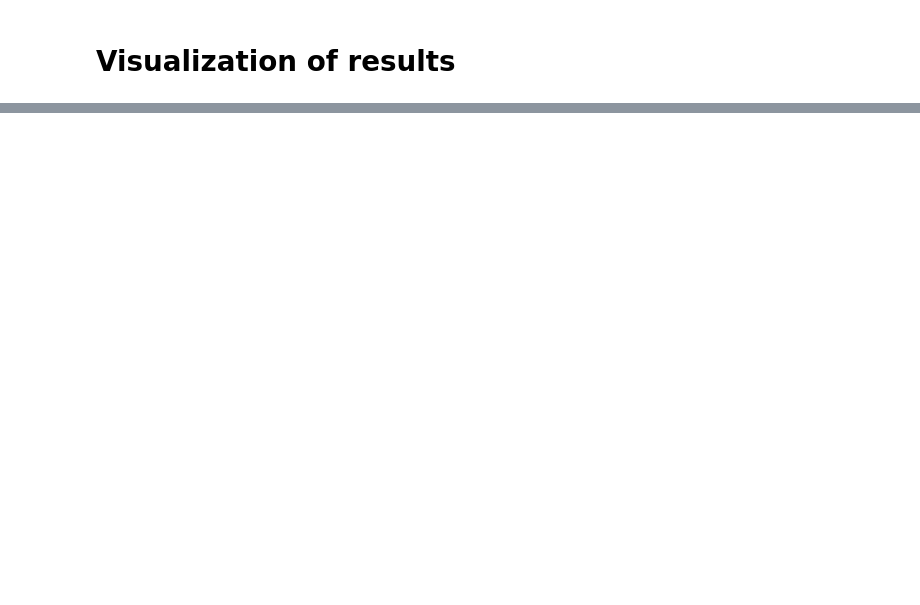
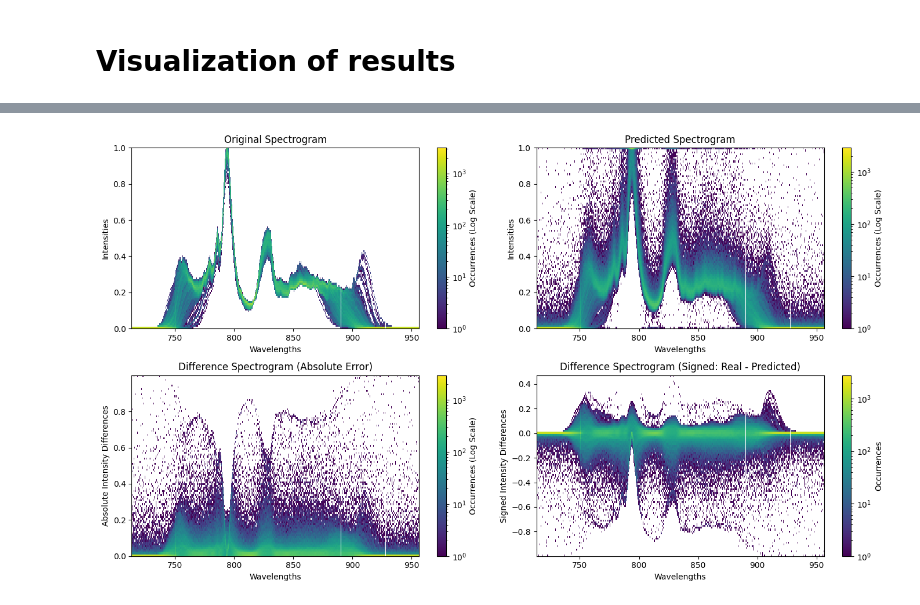
Before and after one commit to akapitanova/master_thesis, a Jupyter notebook: src/evaluate_cut_ends.ipynb, the cells around one changed output, grey strips where cells are left out. Cells and saved outputs as stored; diff of their text form; code cells hidden in the pictures; blank space fills up the shorter version.

```diff
--- a/src/evaluate_cut_ends.ipynb
+++ b/src/evaluate_cut_ends.ipynb
@@ -165,0 +225,6 @@ create_spectrogram(wavelengths, x_real, label="Spectrogram of Intensities by Wav
+# %%
+create_combined_spectrogram(wavelengths,
+                            x_real,
+                            predictions)
+# %% [output]
+[figure, added]
```
Also changed, not shown: parts of 26 cells of this notebook, 2 other files.
